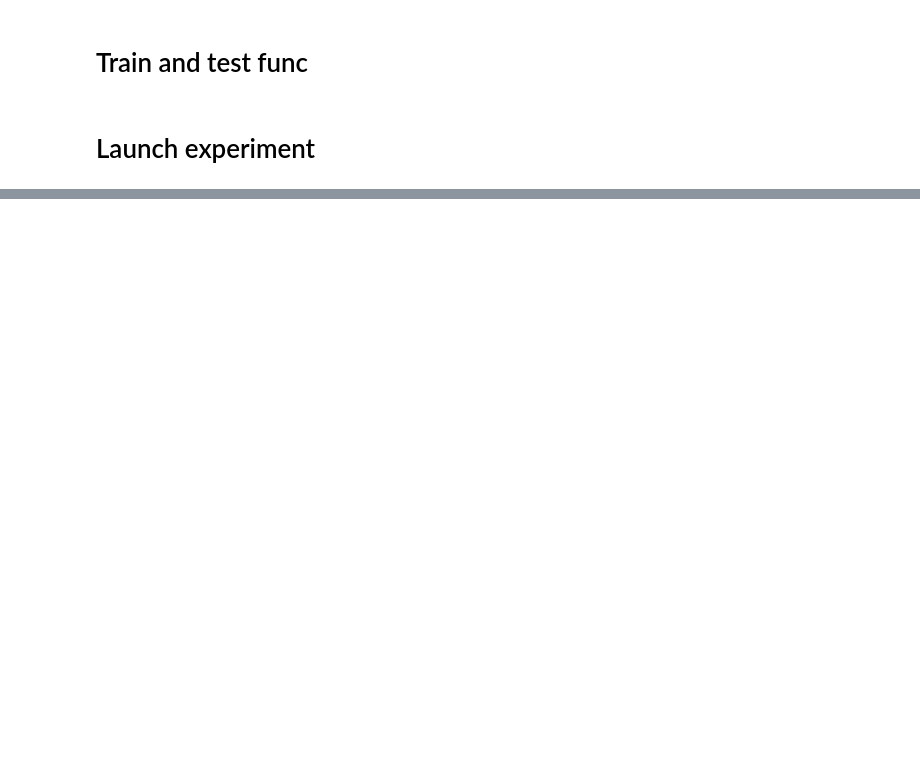
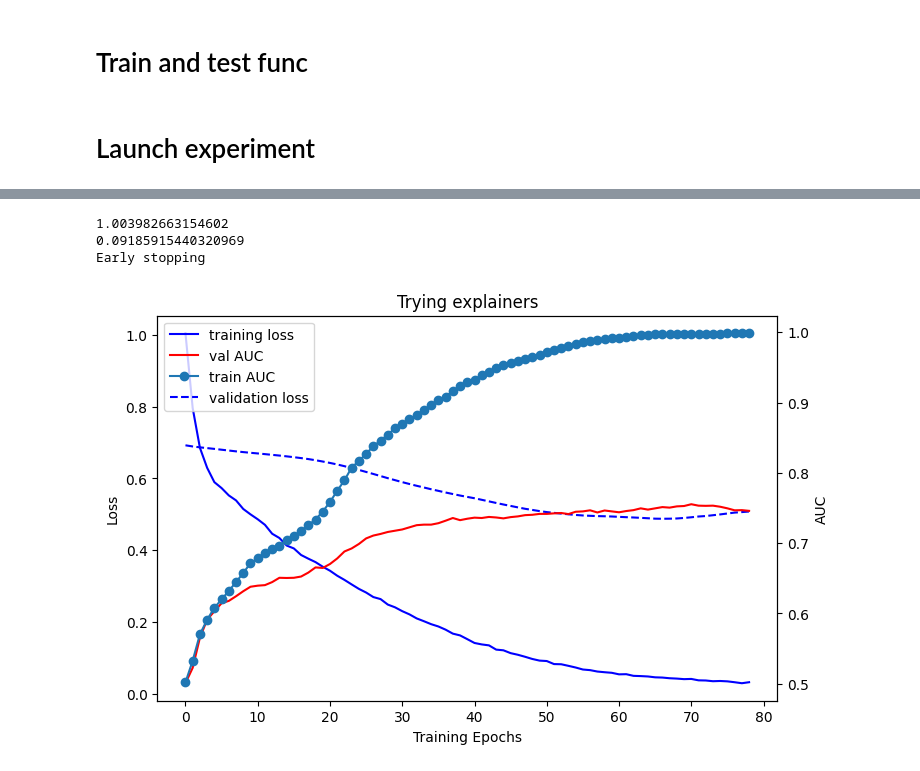
Before and after one commit to ingridheuer/gcnn_gdas, a Jupyter notebook: exploration/model_exploration/model_refactor.ipynb, the cells around one changed output, grey strips where cells are left out. Saved outputs shown, nothing was run; the diff lists cells and outputs as text; code cells hidden in the pictures; blank space fills up the shorter version.

```diff
--- a/exploration/model_exploration/model_refactor.ipynb
+++ b/exploration/model_exploration/model_refactor.ipynb
@@ -789,0 +965,17 @@ full_test(dblp_model,val_data,200,False)
+# %%
+supervision_types = [('author', 'to', 'paper')]
+model = Model(train_data.metadata(),supervision_types)
+# %%
+train_params = {
+    'weight_decay': 1e-2,
+    'lr': 0.001,
+    'epochs':100,
+    "patience":5,
+    "delta":0.01,
+}
+trained_model, auc = launch_experiment(model,train_data,val_data,train_params)
+# %% [output]
+1.003982663154602
+0.09185915440320969
+Early stopping
+[figure, added]
```
Also changed, not shown: parts of 18 cells of this notebook, 1 other file.
